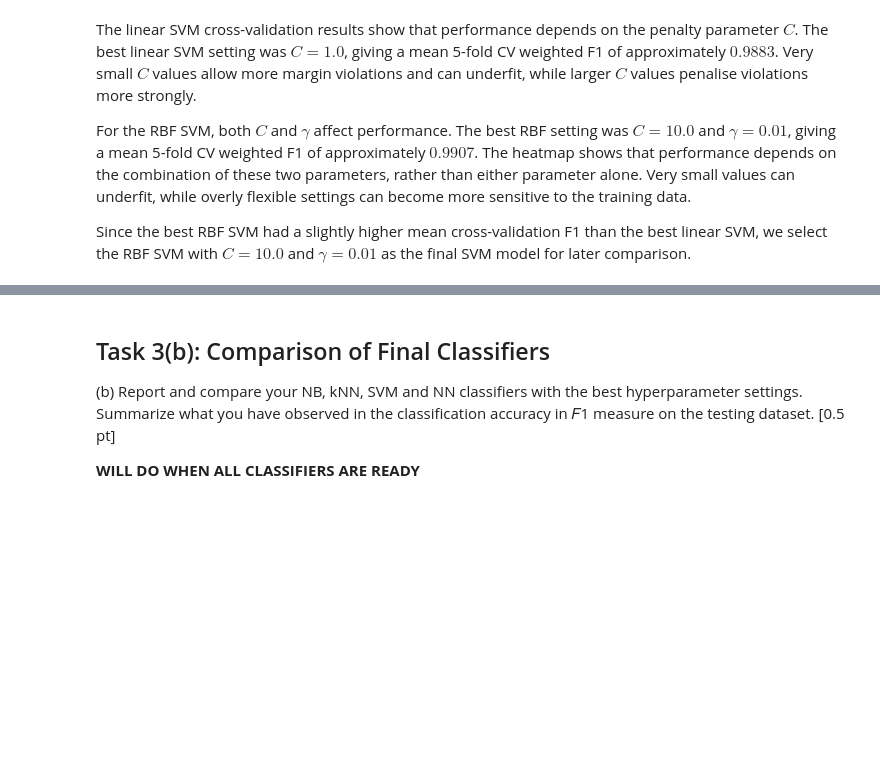
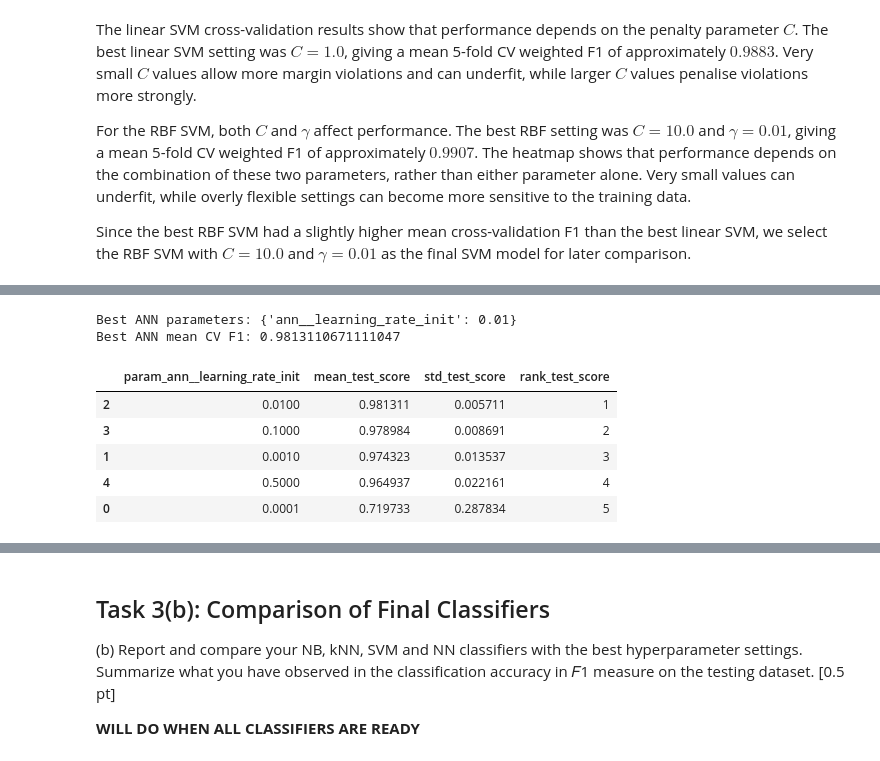
Before and after one commit to WilliamTayNZ/cs361-assignment-3, a Jupyter notebook: A3_Group_27.ipynb, the cells around one changed output, grey strips where cells are left out. Drawn from its saved outputs; the diff is of its cells as text; code cells hidden in the pictures; blank space fills up the shorter version.

```diff
--- a/A3_Group_27.ipynb
+++ b/A3_Group_27.ipynb
@@ -1199,0 +1177,51 @@ Since the best RBF SVM had a slightly higher mean cross-validation F1 than the b
+# %%
+ann_learning_rates = [0.0001, 0.001, 0.01, 0.1, 0.5]
+
+ann_pipeline = Pipeline([
+    ("tfidf", TfidfVectorizer()),
+    ("ann", MLPClassifier(
+        hidden_layer_sizes=(20,),
+        max_iter=100,
+        random_state=RANDOM_STATE
+    ))
+])
+
+ann_param_grid = {
+    "ann__learning_rate_init": ann_learning_rates
+}
+
+ann_grid = GridSearchCV(
+    ann_pipeline,
+    ann_param_grid,
+    cv=stratified_k_fold,
+    scoring="f1_weighted",
+    n_jobs=-1
+)
+
+ann_grid.fit(train_df["Article"], y_train)
+
+print("Best ANN parameters:", ann_grid.best_params_)
+print("Best ANN mean CV F1:", ann_grid.best_score_)
+# %% [output]
+Best ANN parameters: {'ann__learning_rate_init': 0.01}
+Best ANN mean CV F1: 0.9813110671111047
+# %%
+ann_cv_results_df = pd.DataFrame(ann_grid.cv_results_)
+
+ann_cv_summary = ann_cv_results_df[
+    [
+        "param_ann__learning_rate_init",
+        "mean_test_score",
+        "std_test_score",
+        "rank_test_score"
+    ]
+].sort_values("rank_test_score")
+
+display(ann_cv_summary)
+# %% [output]
+|  | param_ann__learning_rate_init | mean_test_score | std_test_score | rank_test_score |
+| 2 | 0.0100 | 0.981311 | 0.005711 | 1 |
+| 3 | 0.1000 | 0.978984 | 0.008691 | 2 |
+| 1 | 0.0010 | 0.974323 | 0.013537 | 3 |
+| 4 | 0.5000 | 0.964937 | 0.022161 | 4 |
+| 0 | 0.0001 | 0.719733 | 0.287834 | 5 |
```
Also changed, not shown: parts of 14 cells of this notebook.
